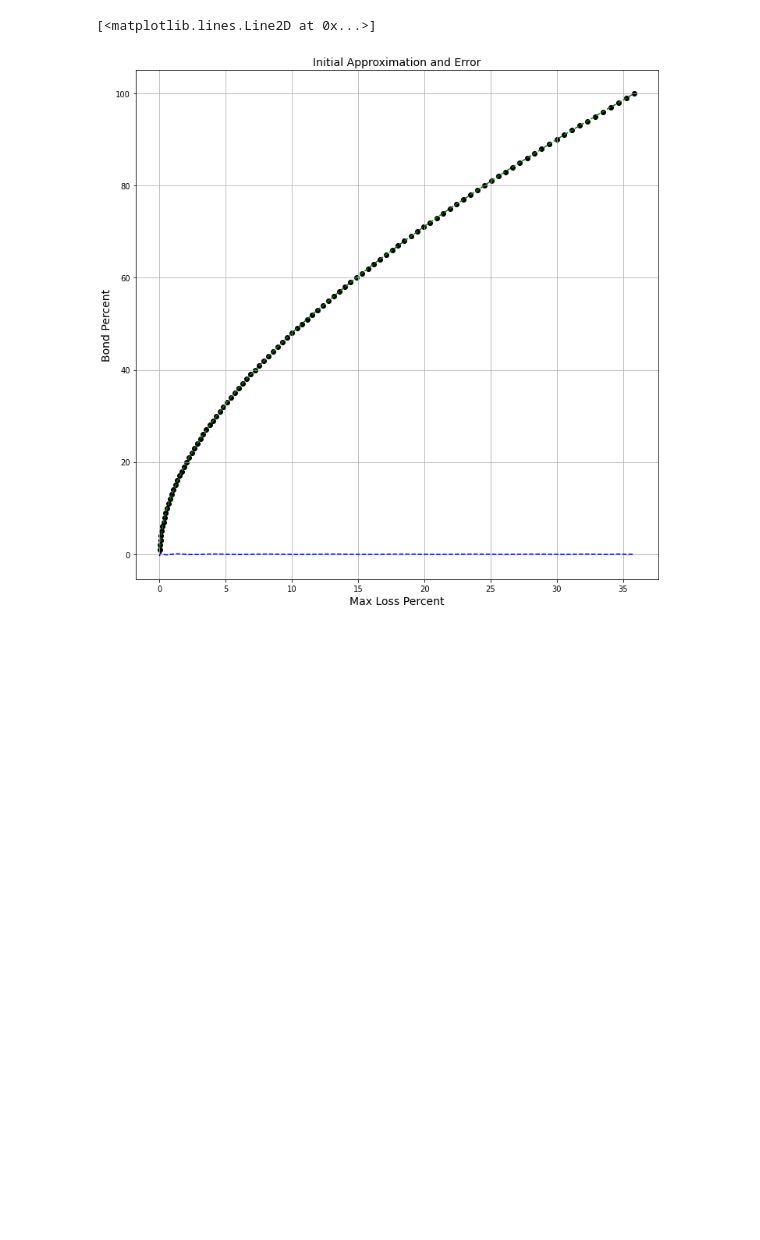
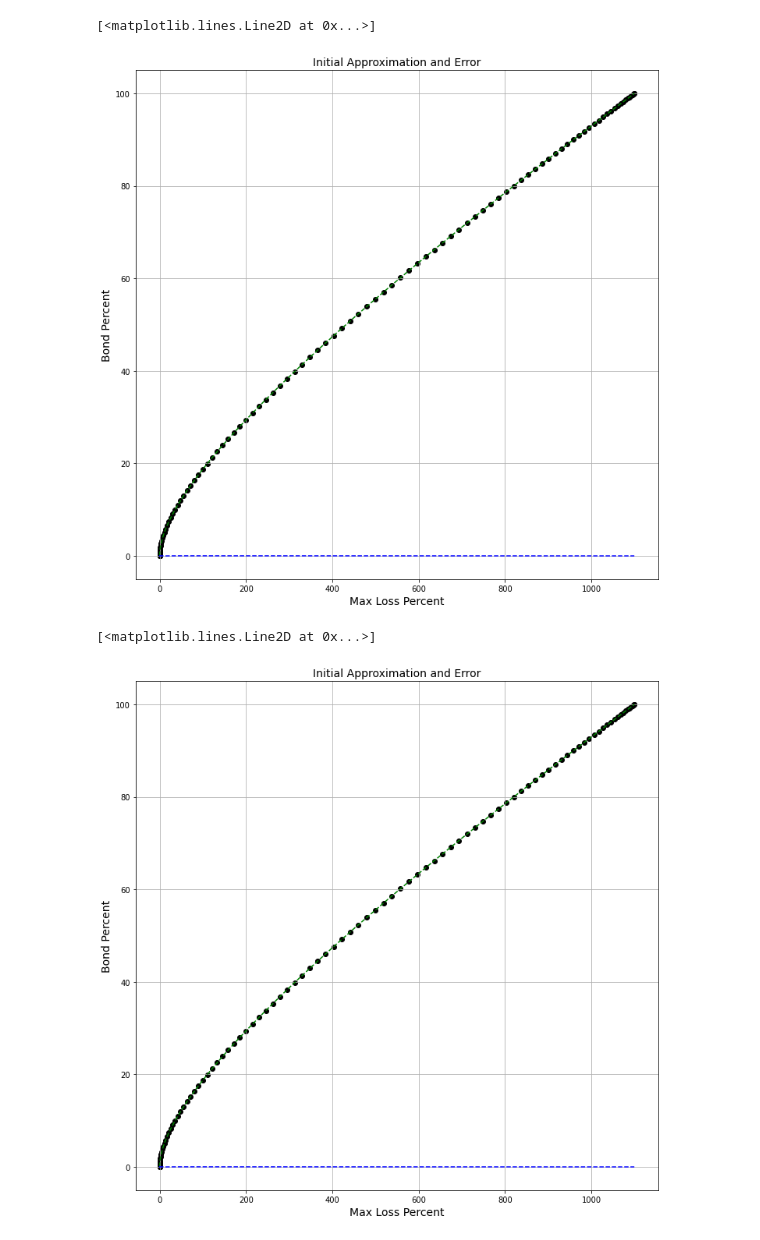
Before and after one commit to delvtech/agent0, a Jupyter notebook: examples/notebooks/get_max_short.ipynb, the cells around one changed output. Drawn from its saved outputs; the diff is of its cells as text; code cells hidden in the pictures; blank space fills up the shorter version.

```diff
--- a/examples/notebooks/get_max_short.ipynb
+++ b/examples/notebooks/get_max_short.ipynb
@@ -44,6 +47,12 @@ def calc_max_loss_from_apr(share_reserves, bond_percentage, apr, share_price, in
     bond_reserves = calc_bond_reserves(share_reserves, apr, share_price, init_share_price, time_remaining)
     d_bonds = bond_reserves * bond_percentage
     return calc_max_loss(share_reserves, bond_reserves, d_bonds, share_price, init_share_price, time_remaining)
+
+# FIXME: Comment this
+# FIXME: Is there a cleaner way to accomplish this using numpy?
+def calc_chebyshev_nodes(start, end, num_points):
+    i = np.arange(num_points + 1)
+    return ((start + end) / 2) + ((end - start) / 2) * np.cos(((2 * i + 1) / (2 * num_points)) * np.pi)
 # %%
 # FIXME: We may not need to sweep over c, mu, and z.
 # Simulation Variables
@@ -91,3 +97,20 @@ Text(0, 0.5, 'Bond Percent')
-# %%
-# Approximate the data with a Chebyshev polynomial
-c = np.polynomial.Chebyshev.fit(x, y, deg=20)
+# %%
+# FIXME: Compare results
+# Approximate the data with a Chebyshev polynomial
+#f_approx = np.polynomial.Chebyshev.fit(x, y, deg=20)
+
+# FIXME: Rational approximation - (2, 2) worked well - (3, 3) worked better - 4 is bad - (4, 5) is great
+def rational_objective(xp, p_1, p_2, p_3, p_4, p_5, p_6, p_7, p_8, p_9, p_10, p_11, p_12):
+    return (p_1 + p_2 * xp + p_3 * xp ** 2 + p_4 * xp ** 3 + p_5 * xp ** 4) / (1 + p_8 * xp + p_9 * xp ** 2 + p_10 * xp ** 3 + p_11 * xp ** 4 + p_12 * xp ** 5)
+popt, _ = curve_fit(rational_objective, x, y)
+p_1, p_2, p_3, p_4, p_5, p_6, p_7, p_8, p_9, p_10, p_11, p_12 = popt
+print(f"y = ({p_1} + {p_2} * x + {p_3} * x ** 2) / (1 + {p_4} * x + {p_5} * x ** 2)")
+def f_approx(xp):
+    return rational_objective(xp, p_1, p_2, p_3, p_4, p_5, p_6, p_7, p_8, p_9, p_10, p_11, p_12)
+
+#def polynomial_objective(xp, a, b):
+#    return a * xp ** b
+#popt, _ = curve_fit(polynomial_objective, x, y)
+#a, b = popt
+#def f_approx(xp):
+#    return polynomial_objective(xp, a, b)
@@ -94,18 +120,26 @@ c = np.polynomial.Chebyshev.fit(x, y, deg=20)
+# %%
+# Construct a new trace of sample data to test for the error
+y_test = np.arange(0, 100, 0.01)
+x_test = (calc_max_loss_from_apr(z, 0.1 * y_test, apr, c, mu, t) / z) * 100
+y_approx = f_approx(x_test)
 # %%
 # Plot the Chebyshev approximation against the raw data
 plt.subplots(figsize=(12,12))
 plt.scatter(x,y,color='black')
+# FIXME: It would be good to showcase the fact that we are using different sample data when testing for error.
+# plt.scatter(x_test,y_test,color='red')
 plt.grid(True)
 plt.title('Initial Approximation and Error', fontsize=14)
 plt.xlabel('Max Loss Percent', fontsize=14)
 plt.ylabel('Bond Percent', fontsize=14)
 
-y_approx = c(x)
-plt.plot(x, y_approx, '--', color="green")
-plt.plot(x, y - y_approx, '--', color="blue")
+plt.plot(x_test, y_approx, '--', color="green")
+plt.plot(x_test, y_test - y_approx, '--', color="blue")
 # %% [output]
 [<matplotlib.lines.Line2D at 0x...>]
-[figure, old version]
+[figure, new version]
+[<matplotlib.lines.Line2D at 0x...>]
+[figure, added]
 # %%
 # Plot the absolute error from the initial Chebyshev polynomial
 plt.subplots(figsize=(12,12))
```
Also changed, not shown: parts of 6 cells of this notebook, 8 other files.
